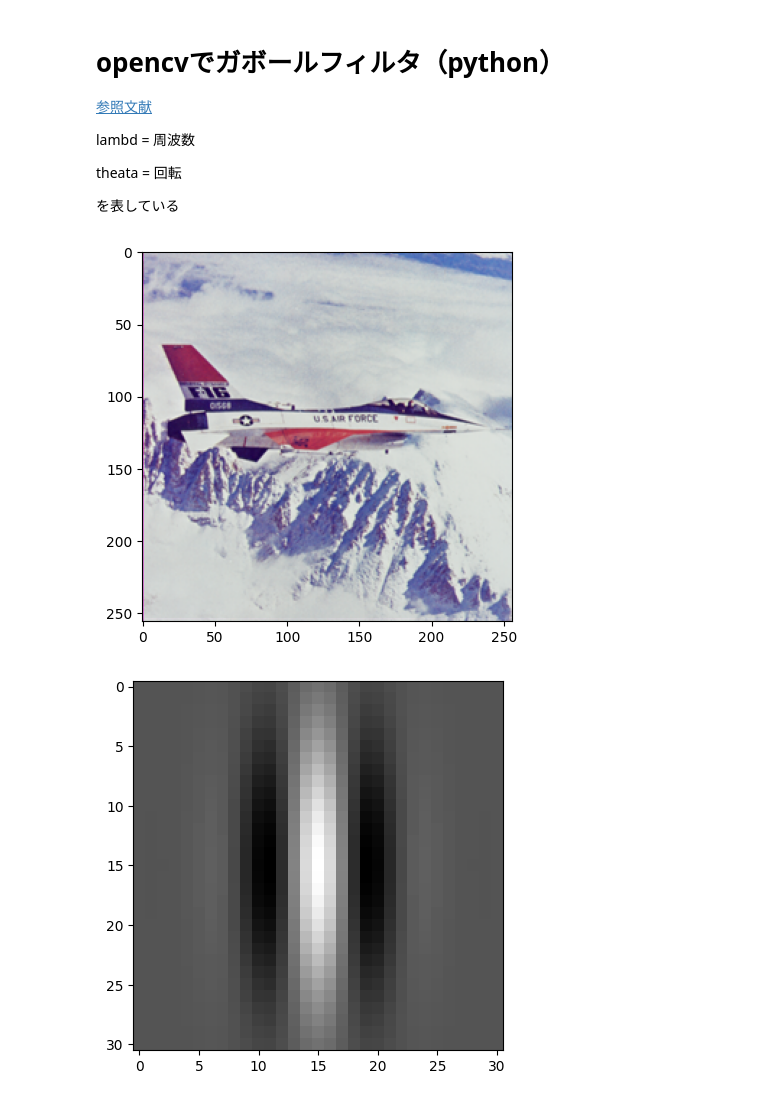
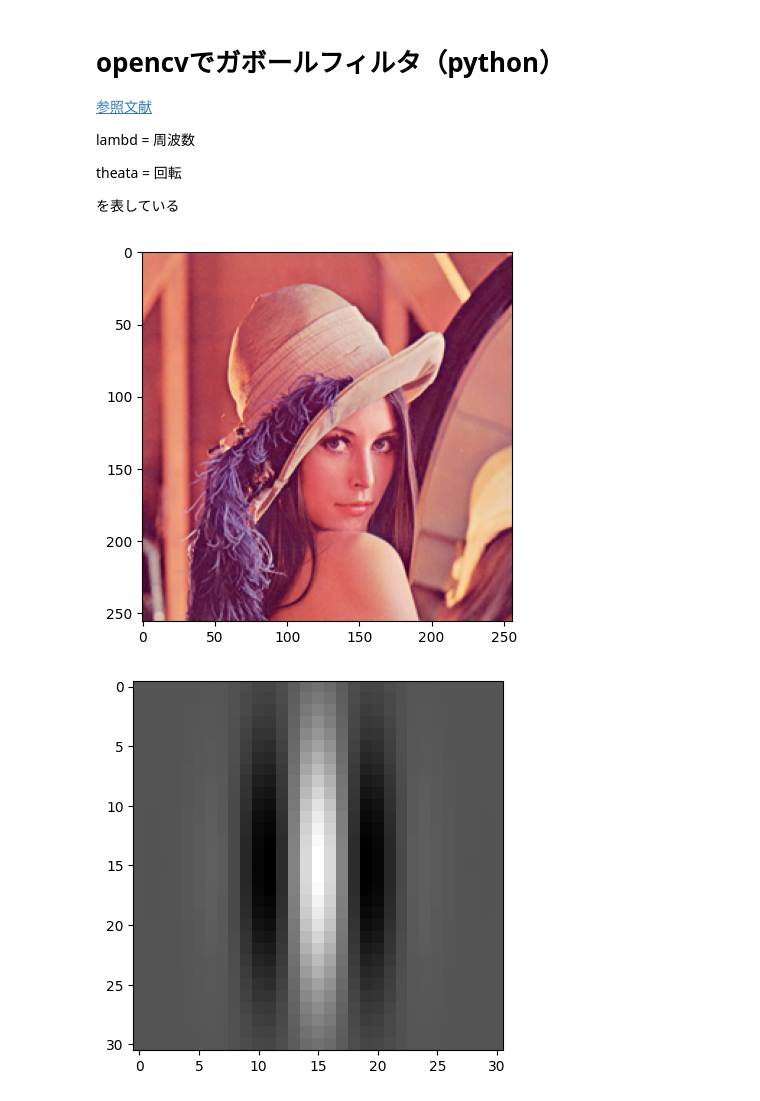
Before and after one commit to RedPanda1618/digitalImage-ch10, a Jupyter notebook: gabor-filter.ipynb, the cells around one changed output. Saved outputs shown, nothing was run; the diff lists cells and outputs as text; code cells hidden in the pictures.

```diff
--- a/gabor-filter.ipynb
+++ b/gabor-filter.ipynb
@@ -13,20 +13,20 @@ import numpy as np
 import cv2
 import matplotlib.pyplot as plt
 # %%
-img = cv2.imread("SIDBA/Airplane.bmp")
+img = cv2.imread("SIDBA/Lenna.bmp")
 pylab.imshow(cv2.cvtColor(img, cv2.COLOR_BGR2RGB)) and pylab.show()
 img_gray = cv2.cvtColor(img, cv2.COLOR_BGR2GRAY)
 
 ksize = (30, 30)
 sigma = 4.0
 theta = np.radians(0)
 lambd = 10
 gamma = 0.5
 psi = 0
 gabor = cv2.getGaborKernel(ksize, sigma, theta, lambd, gamma, psi)
 pylab.imshow(gabor, cmap="gray") and pylab.show()
 dst = cv2.filter2D(img, -1, gabor)
 pylab.imshow(dst) and pylab.show()
 # %% [output]
-[figure, old version]
+[figure, new version]
 [figure]
```
Also changed, not shown: parts of 5 cells of this notebook.
